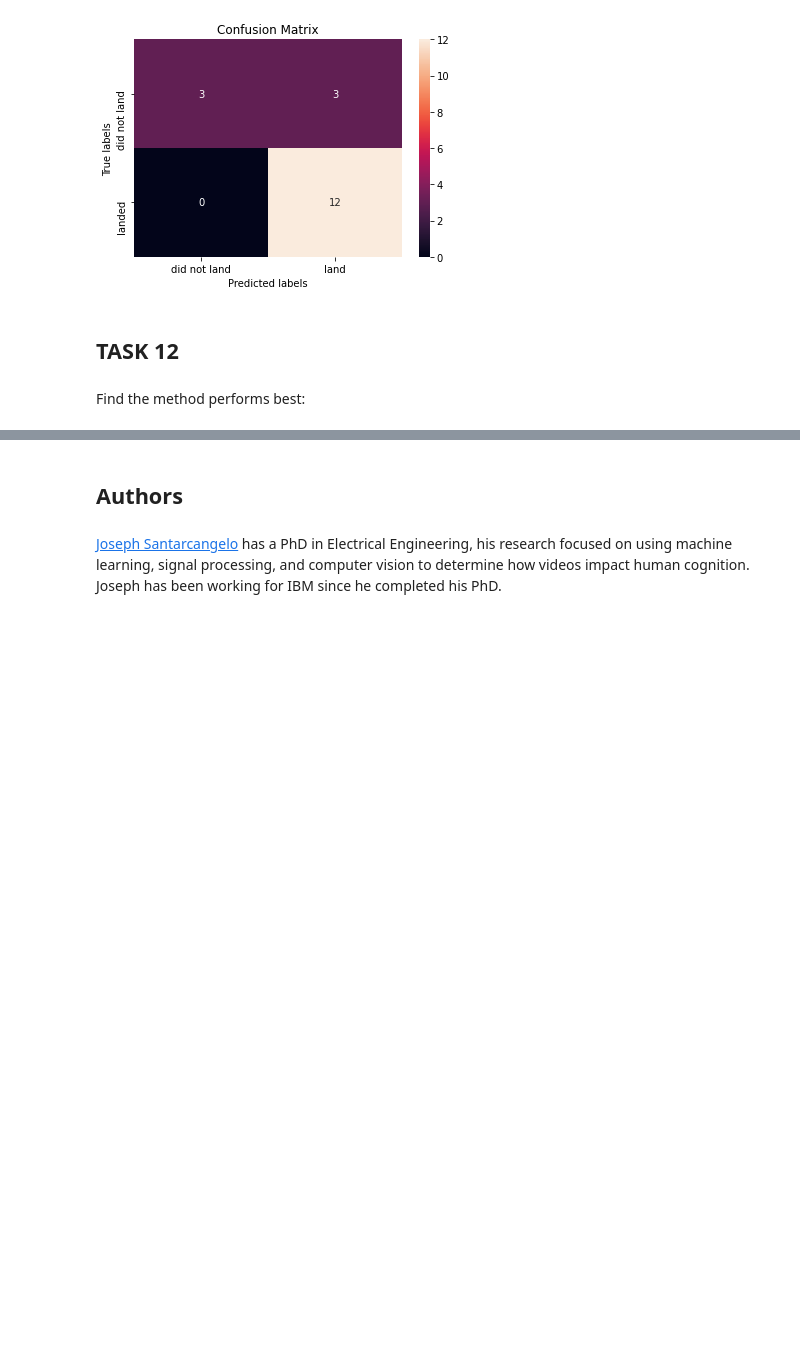
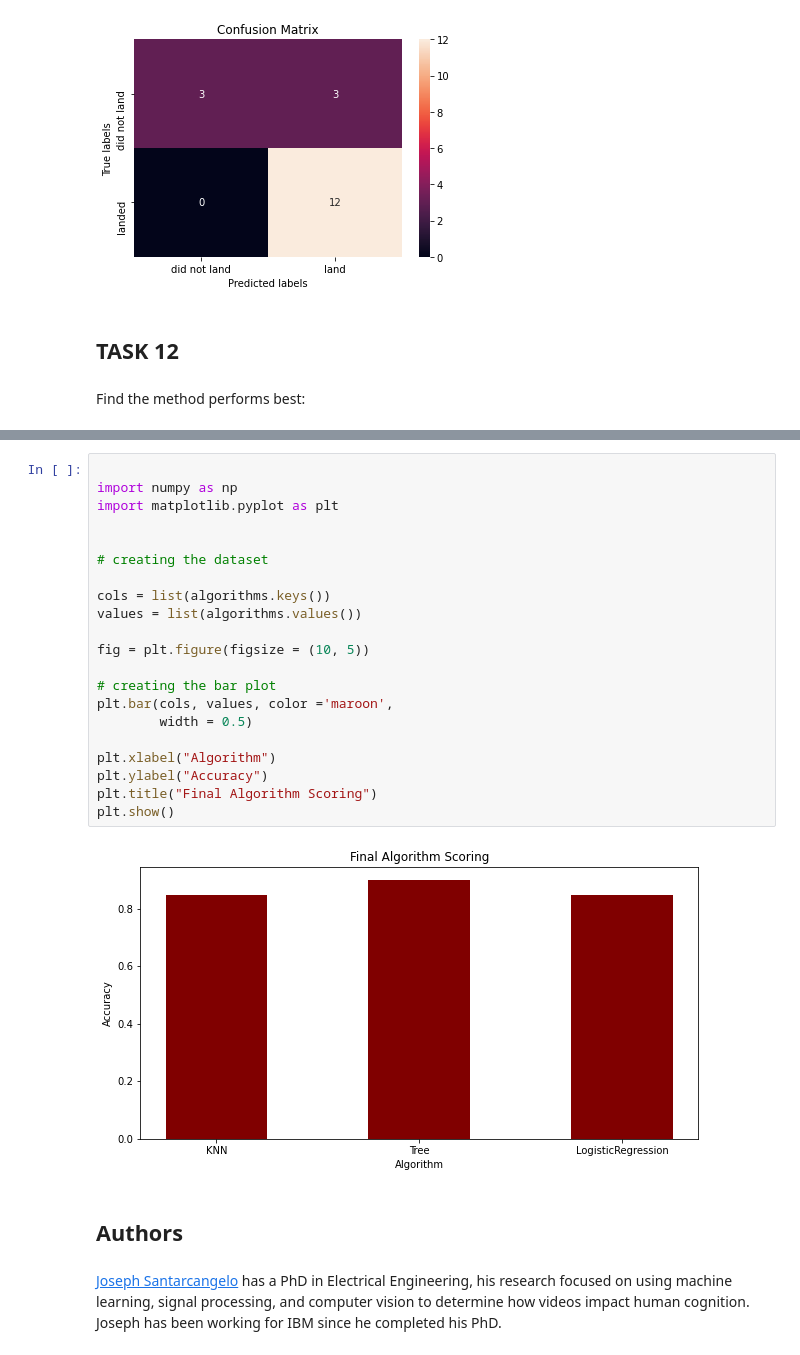
Before and after one commit to ZKane27/coursera-capstone-project, a Jupyter notebook: SpaceX_Machine Learning Prediction.ipynb, the cells around one changed output, grey strips where cells are left out. Saved outputs shown, nothing was run; the diff lists cells and outputs as text; blank space fills up the shorter version.

```diff
--- a/SpaceX_Machine Learning Prediction.ipynb
+++ b/SpaceX_Machine Learning Prediction.ipynb
@@ -312,3 +315,26 @@ Best Params is : {'criterion': 'gini', 'max_depth': 10, 'max_features': 'sqrt',
+# %%
+
+import numpy as np
+import matplotlib.pyplot as plt
+
+
+# creating the dataset
+
+cols = list(algorithms.keys())
+values = list(algorithms.values())
+
+fig = plt.figure(figsize = (10, 5))
+
+# creating the bar plot
+plt.bar(cols, values, color ='maroon',
+        width = 0.5)
+
+plt.xlabel("Algorithm")
+plt.ylabel("Accuracy")
+plt.title("Final Algorithm Scoring")
+plt.show()
+# %% [output]
+[figure, added]
 # %% [markdown]
 ## Authors
 # %% [markdown]
```
Also changed, not shown: parts of 4 cells of this notebook.
